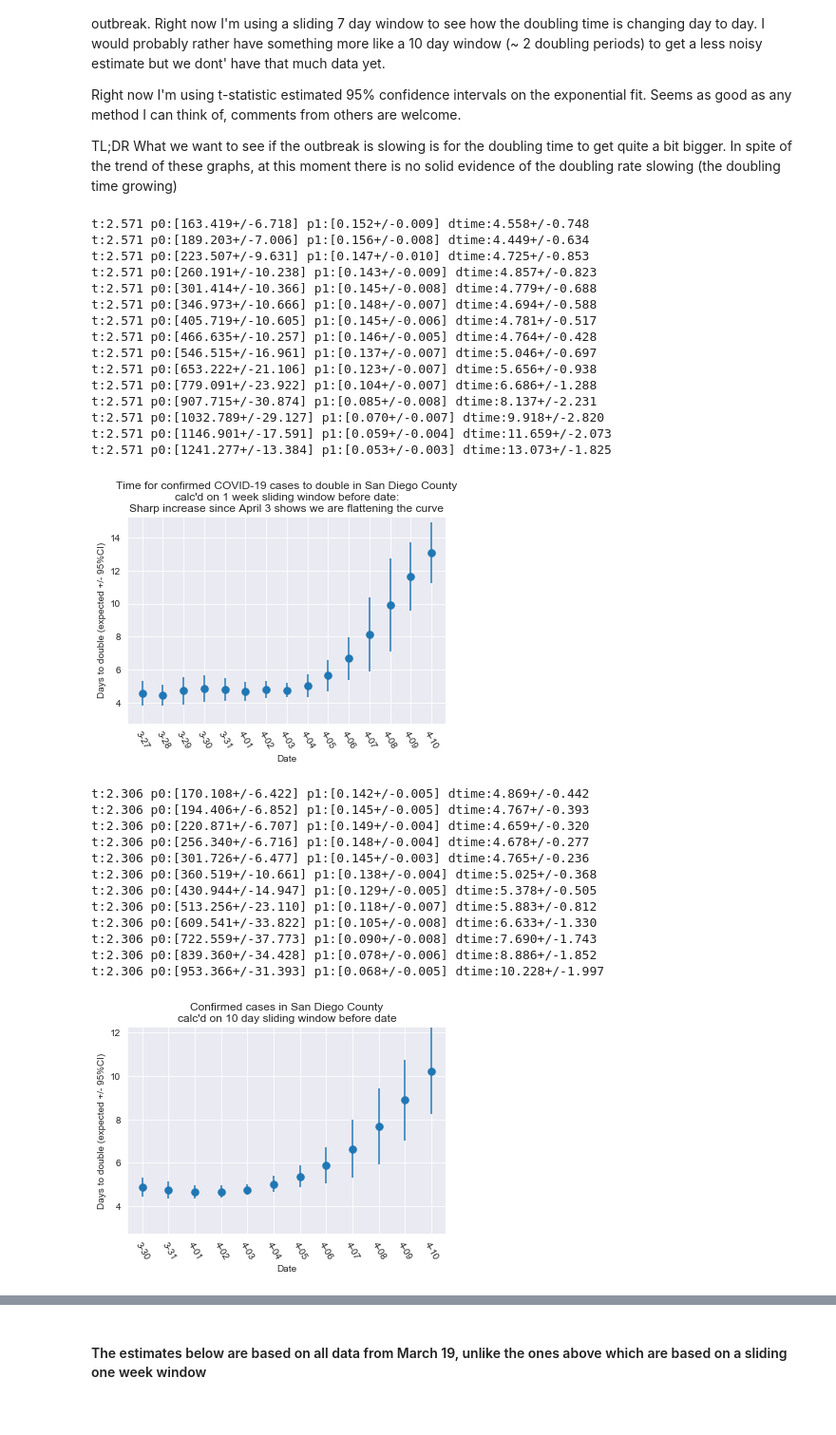
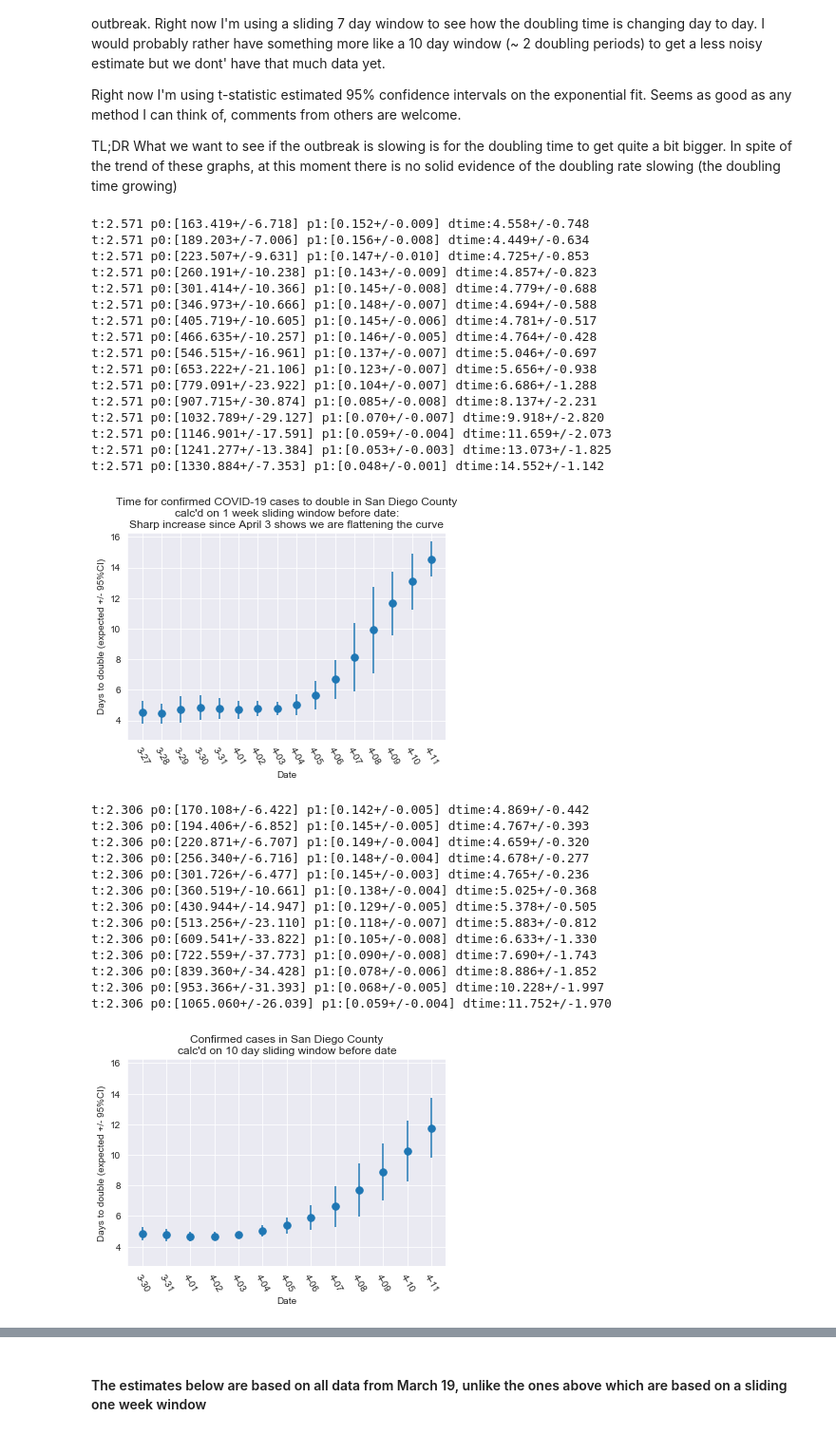
Before and after one commit to jasongfleischer/SanDiegoCountyCOVID19, a Jupyter notebook: San Diego Country Coronavirus History.ipynb, the cells around one changed output, grey strips where cells are left out. Shown at 95% size. Cells and saved outputs as stored; diff of their text form; code cells hidden in the pictures.

```diff
--- a/San Diego Country Coronavirus History.ipynb
+++ b/San Diego Country Coronavirus History.ipynb
@@ -224,7 +224,7 @@ plt.errorbar( ix, ex, yerr=er, fmt='.', markersize=15)
 plt.title('Time for confirmed COVID-19 cases to double in San Diego County\ncalc\'d on 1 week sliding window before date:\nSharp increase since April 3 shows we are flattening the curve')
 plt.ylabel('Days to double (expected +/- 95%CI)')
 plt.xlabel('Date')
-plt.ylim([2.75, 15.25])
+plt.ylim([2.75, 16.25])
 plt.xticks(rotation=-60)
 plt.savefig('Plots/casedoubling.png',dpi=300);
 # %% [output]
@@ -243,7 +243,8 @@ t:2.571 p0:[907.715+/-30.874] p1:[0.085+/-0.008] dtime:8.137+/-2.231
 t:2.571 p0:[1032.789+/-29.127] p1:[0.070+/-0.007] dtime:9.918+/-2.820
 t:2.571 p0:[1146.901+/-17.591] p1:[0.059+/-0.004] dtime:11.659+/-2.073
 t:2.571 p0:[1241.277+/-13.384] p1:[0.053+/-0.003] dtime:13.073+/-1.825
+t:2.571 p0:[1330.884+/-7.353] p1:[0.048+/-0.001] dtime:14.552+/-1.142
-[figure, old version]
+[figure, new version]
 # %%
 
 
@@ -252,35 +253,36 @@ ex = []
 er = []
 ix = []
 
 # calc doubling time in a sliding window backwards 1 week for each day
 for day in cases[start_calc:].index:
     todate = day
     fromdate = (pd.Timestamp(day)-pd.Timedelta('9 days')).isoformat().split('T')[0]
     doubling_time, ci95, case_p_est, case_p_cov = estimate_doubling_time(cases[fromdate:todate])
     ex.append( doubling_time )
     er.append( ci95 )
     ix.append( day[-4:] )
 plt.errorbar( ix, ex, yerr=er, fmt='.', markersize=15)
 plt.title('Confirmed cases in San Diego County\ncalc\'d on 10 day sliding window before date')
 plt.ylabel('Days to double (expected +/- 95%CI)')
 plt.xlabel('Date')
-plt.ylim([2.75, 12.25])
+plt.ylim([2.75, 16.25])
 plt.xticks(rotation=-60)
 plt.savefig('Plots/casedoubling10day.png',dpi=300);
 # %% [output]
 t:2.306 p0:[170.108+/-6.422] p1:[0.142+/-0.005] dtime:4.869+/-0.442
 t:2.306 p0:[194.406+/-6.852] p1:[0.145+/-0.005] dtime:4.767+/-0.393
 t:2.306 p0:[220.871+/-6.707] p1:[0.149+/-0.004] dtime:4.659+/-0.320
 t:2.306 p0:[256.340+/-6.716] p1:[0.148+/-0.004] dtime:4.678+/-0.277
 t:2.306 p0:[301.726+/-6.477] p1:[0.145+/-0.003] dtime:4.765+/-0.236
 t:2.306 p0:[360.519+/-10.661] p1:[0.138+/-0.004] dtime:5.025+/-0.368
 t:2.306 p0:[430.944+/-14.947] p1:[0.129+/-0.005] dtime:5.378+/-0.505
 t:2.306 p0:[513.256+/-23.110] p1:[0.118+/-0.007] dtime:5.883+/-0.812
 t:2.306 p0:[609.541+/-33.822] p1:[0.105+/-0.008] dtime:6.633+/-1.330
 t:2.306 p0:[722.559+/-37.773] p1:[0.090+/-0.008] dtime:7.690+/-1.743
 t:2.306 p0:[839.360+/-34.428] p1:[0.078+/-0.006] dtime:8.886+/-1.852
 t:2.306 p0:[953.366+/-31.393] p1:[0.068+/-0.005] dtime:10.228+/-1.997
+t:2.306 p0:[1065.060+/-26.039] p1:[0.059+/-0.004] dtime:11.752+/-1.970
-[figure, old version]
+[figure, new version]
 # %%
 #hospitalizations has a weird negative change on the 23rd, I'm guessing using anything before that will be bad;
 # So the 30th is the first date I'd trust
```
Also changed, not shown: parts of 16 cells of this notebook, 14 other files.
